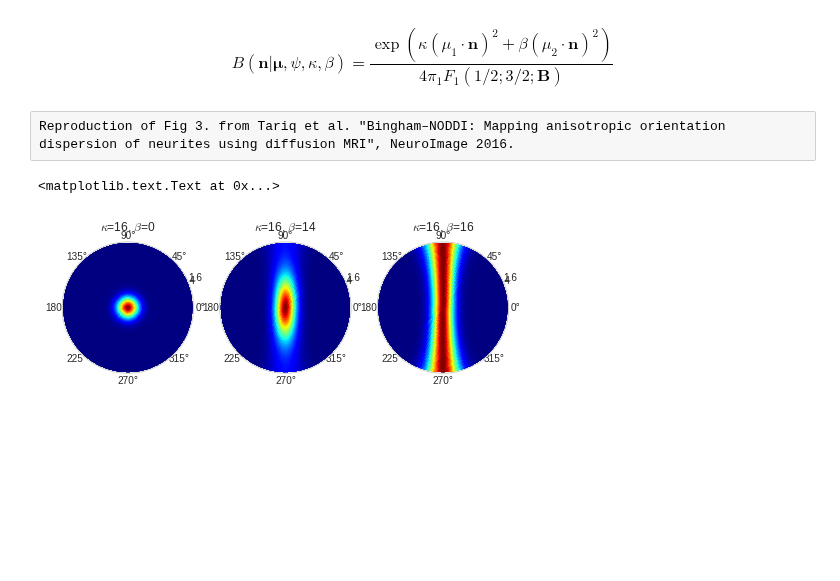
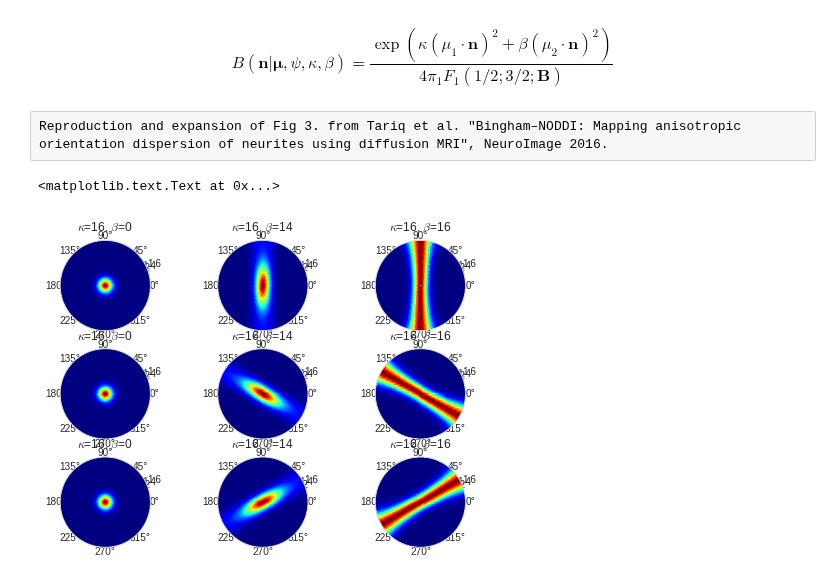
Before and after one commit to AthenaEPI/dmipy, a Jupyter notebook: examples/example_watson_bingham.ipynb, the cells around one changed output. Cells and saved outputs as stored; diff of their text form; code cells hidden in the pictures; blank space fills up the shorter version.

Commit message:
completed example for bingham distribution, reproducing both dispersion anisotropy and rotation of the anisotropic distribution

```diff
--- a/examples/example_watson_bingham.ipynb
+++ b/examples/example_watson_bingham.ipynb
@@ -112,5 +75,5 @@ def SD2_bingham(n, mu1, psi, kappa, beta):
 # %% [raw]
-Reproduction of Fig 3. from Tariq et al. "Bingham–NODDI: Mapping anisotropic orientation dispersion of neurites using diffusion MRI", NeuroImage 2016.
+Reproduction and expansion of Fig 3. from Tariq et al. "Bingham–NODDI: Mapping anisotropic orientation dispersion of neurites using diffusion MRI", NeuroImage 2016.
 # %%
 theta_range = np.linspace(0, np.pi / 2., 91)
 phi_range = np.linspace(0, 2 * np.pi, 360)
@@ -132,13 +108,33 @@ data_grid_k16_b16 = griddata(sampling_points, data_k16_b16, (theta_grid, phi_gri
 # %%
-ax = plt.subplot(131, projection="polar")
-ax.pcolormesh(phi_range, theta_range, data_grid_k16_b0.T, cmap = 'jet')
+ax = plt.subplot(331, projection="polar")
+ax.pcolormesh(phi_range, theta_range, data_grid_k16_b0_psi0.T, cmap = 'jet')
 ax.set_title(r'$\kappa$=16, $\beta$=0')
-ax = plt.subplot(132, projection="polar")
-ax.pcolormesh(phi_range, theta_range, data_grid_k16_b14.T, cmap = 'jet')
+ax = plt.subplot(332, projection="polar")
+ax.pcolormesh(phi_range, theta_range, data_grid_k16_b14_psi0.T, cmap = 'jet')
 ax.set_title(r'$\kappa$=16, $\beta$=14')
-ax = plt.subplot(133, projection="polar")
-ax.pcolormesh(phi_range, theta_range, data_grid_k16_b16.T, cmap = 'jet')
+ax = plt.subplot(333, projection="polar")
+ax.pcolormesh(phi_range, theta_range, data_grid_k16_b16_psi0.T, cmap = 'jet')
 ax.set_title(r'$\kappa$=16, $\beta$=16')
+
+ax = plt.subplot(334, projection="polar")
+ax.pcolormesh(phi_range, theta_range, data_grid_k16_b0_psi1.T, cmap = 'jet')
+ax.set_title(r'$\kappa$=16, $\beta$=0')
+ax = plt.subplot(335, projection="polar")
+ax.pcolormesh(phi_range, theta_range, data_grid_k16_b14_psi1.T, cmap = 'jet')
+ax.set_title(r'$\kappa$=16, $\beta$=14')
+ax = plt.subplot(336, projection="polar")
+ax.pcolormesh(phi_range, theta_range, data_grid_k16_b16_psi1.T, cmap = 'jet')
+ax.set_title(r'$\kappa$=16, $\beta$=16')
+
+ax = plt.subplot(337, projection="polar")
+ax.pcolormesh(phi_range, theta_range, data_grid_k16_b0_psi2.T, cmap = 'jet')
+ax.set_title(r'$\kappa$=16, $\beta$=0')
+ax = plt.subplot(338, projection="polar")
+ax.pcolormesh(phi_range, theta_range, data_grid_k16_b14_psi2.T, cmap = 'jet')
+ax.set_title(r'$\kappa$=16, $\beta$=14')
+ax = plt.subplot(339, projection="polar")
+ax.pcolormesh(phi_range, theta_range, data_grid_k16_b16_psi2.T, cmap = 'jet')
+ax.set_title(r'$\kappa$=16, $\beta$=16')
 # %% [output]
 <matplotlib.text.Text at 0x...>
-[figure, old version]
+[figure, new version]
```
Also changed, not shown: parts of 3 cells of this notebook.
